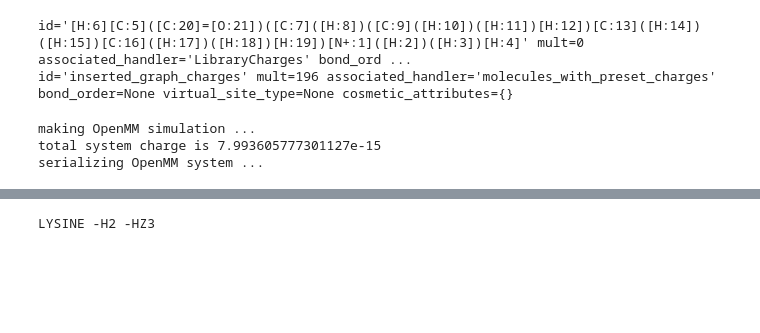
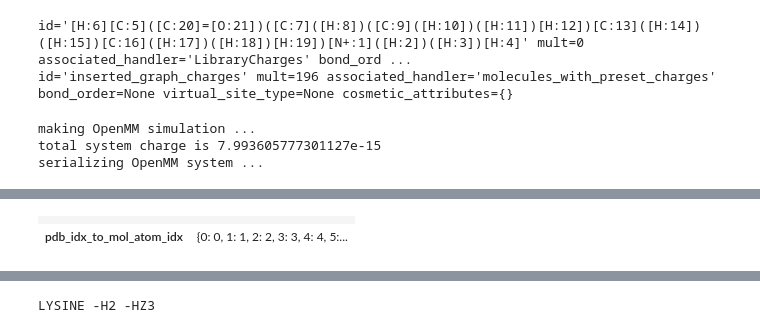
Before and after one commit to openforcefield/anything-goes, a Jupyter notebook: ptm_microviridin/2025_08_15.ipynb, the cells around one changed output, grey strips where cells are left out. Cells and saved outputs as stored; diff of their text form; code cells hidden in the pictures; blank space fills up the shorter version.

```diff
--- a/ptm_microviridin/2025_08_15.ipynb
+++ b/ptm_microviridin/2025_08_15.ipynb
@@ -245,0 +253,6 @@ NGLWidget(max_frame=146)
+# %%
+rdmol = top.molecule(0).to_rdkit()
+rdmol
+# %% [output]
+|  |  |
+| pdb_idx_to_mol_atom_idx | {0: 0, 1: 1, 2: 2, 3: 3, 4: 4, 5:... |
```
Also changed, not shown: parts of 15 cells of this notebook.
